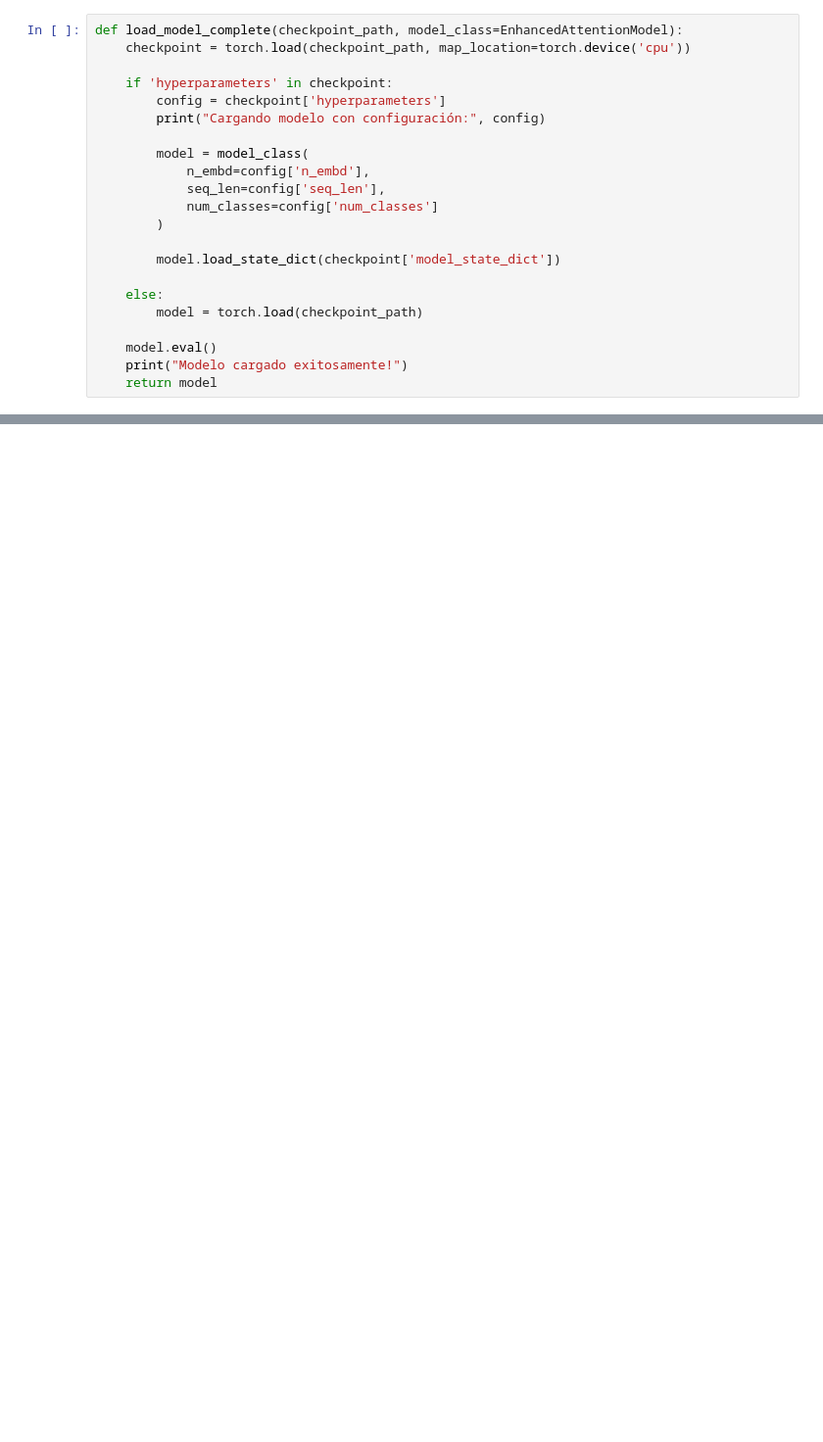
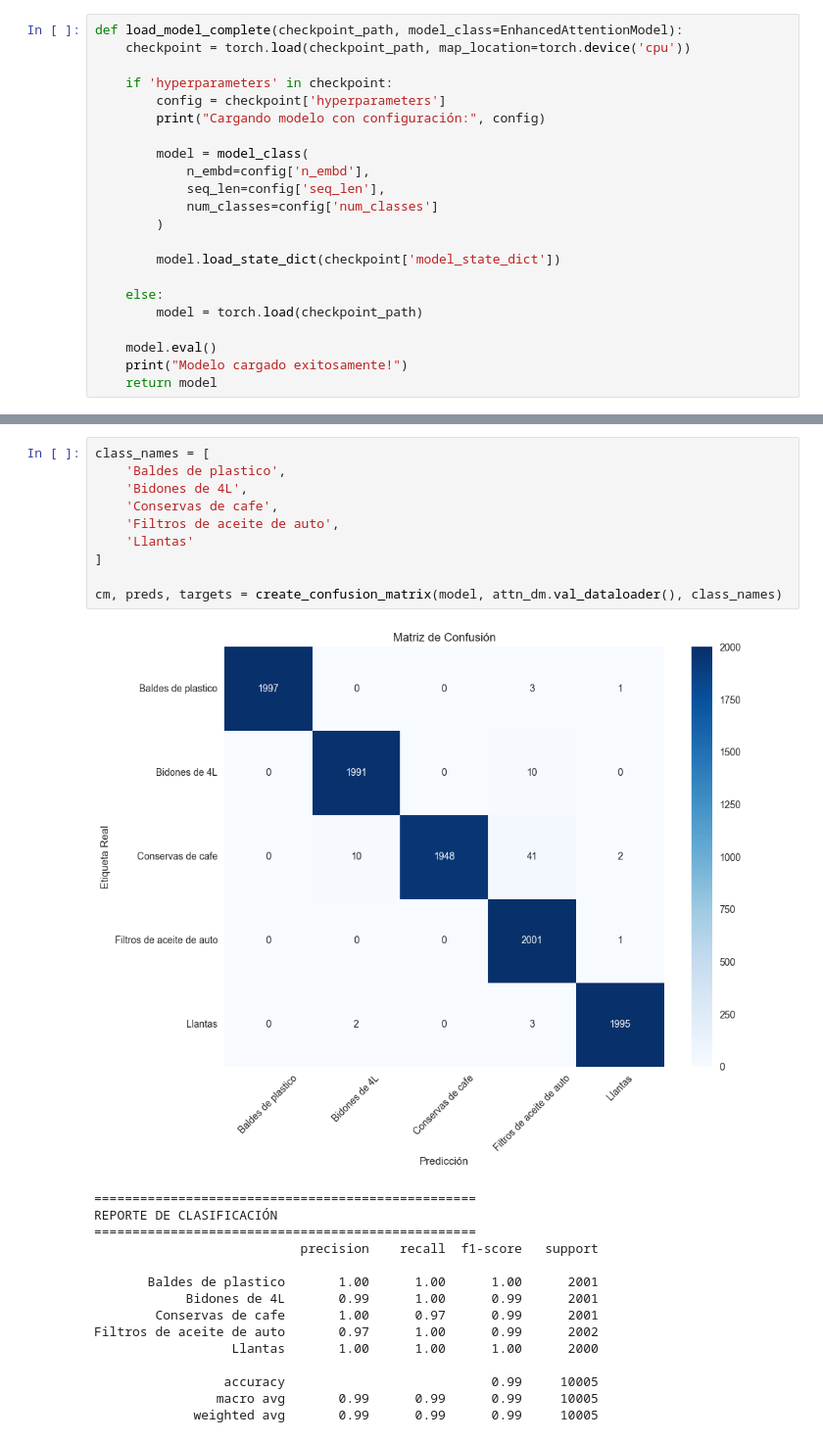
Before and after one commit to bspoloo/SIS421-022025, a Jupyter notebook: Laboratorios/Laboratorio 6/transformer enconder.ipynb, the cells around one changed output, grey strips where cells are left out. Shown: that part at 98% size. Cells and saved outputs as stored; diff of their text form; blank space fills up the shorter version.

```diff
--- a/Laboratorios/Laboratorio 6/transformer enconder.ipynb
+++ b/Laboratorios/Laboratorio 6/transformer enconder.ipynb
@@ -743,0 +855,26 @@ plot_from_dataframe(df)
+# %%
+class_names = [
+    'Baldes de plastico',
+    'Bidones de 4L',
+    'Conservas de cafe',
+    'Filtros de aceite de auto',
+    'Llantas'
+]
+
+cm, preds, targets = create_confusion_matrix(model, attn_dm.val_dataloader(), class_names)
+# %% [output]
+[figure, added]
+==================================================
+REPORTE DE CLASIFICACIÓN
+==================================================
+                           precision    recall  f1-score   support
+
+       Baldes de plastico       1.00      1.00      1.00      2001
+            Bidones de 4L       0.99      1.00      0.99      2001
+        Conservas de cafe       1.00      0.97      0.99      2001
+Filtros de aceite de auto       0.97      1.00      0.99      2002
+                  Llantas       1.00      1.00      1.00      2000
+
+                 accuracy                           0.99     10005
+                macro avg       0.99      0.99      0.99     10005
+             weighted avg       0.99      0.99      0.99     10005
```
Also changed, not shown: parts of 33 cells of this notebook, 6 other files.
